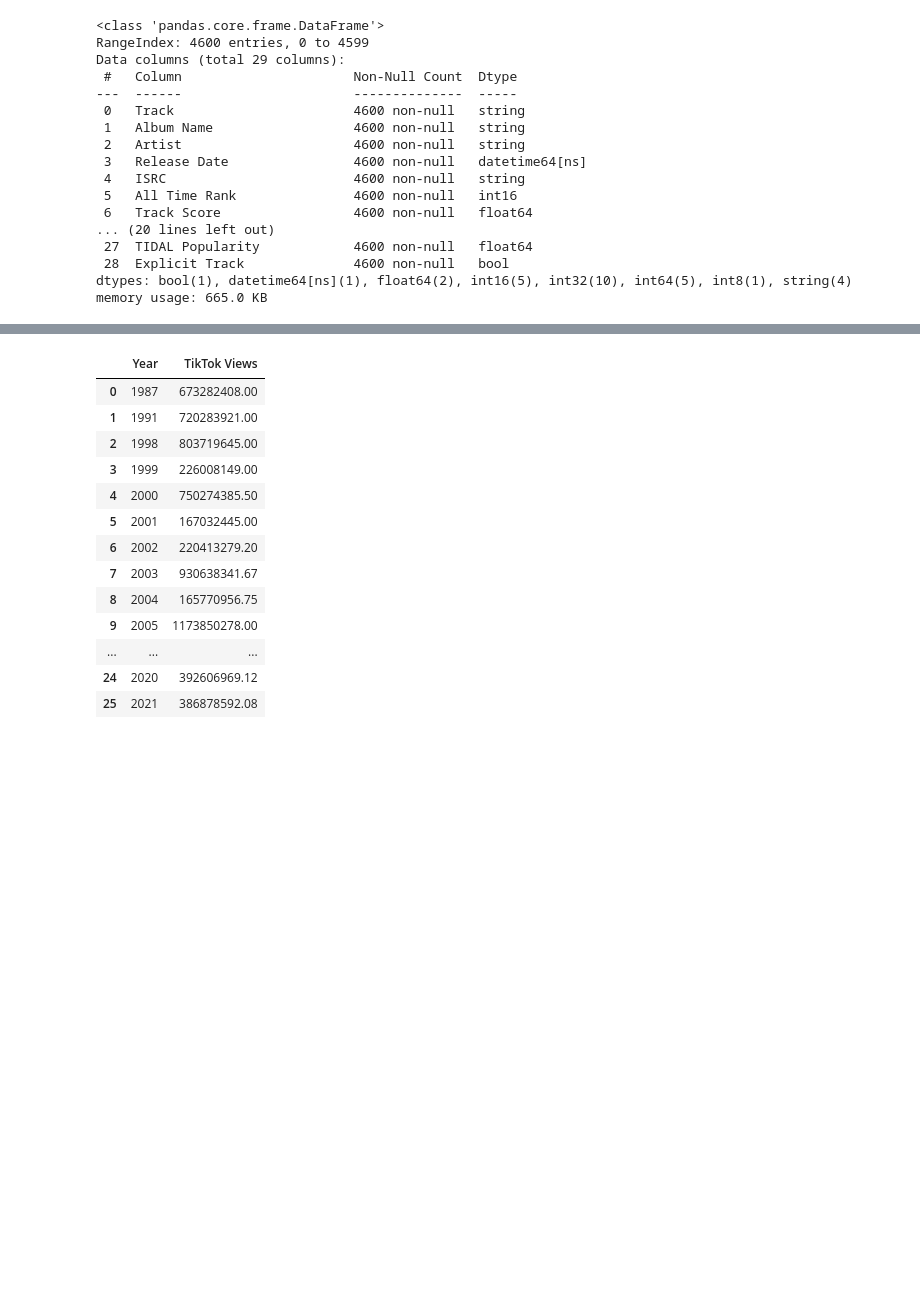
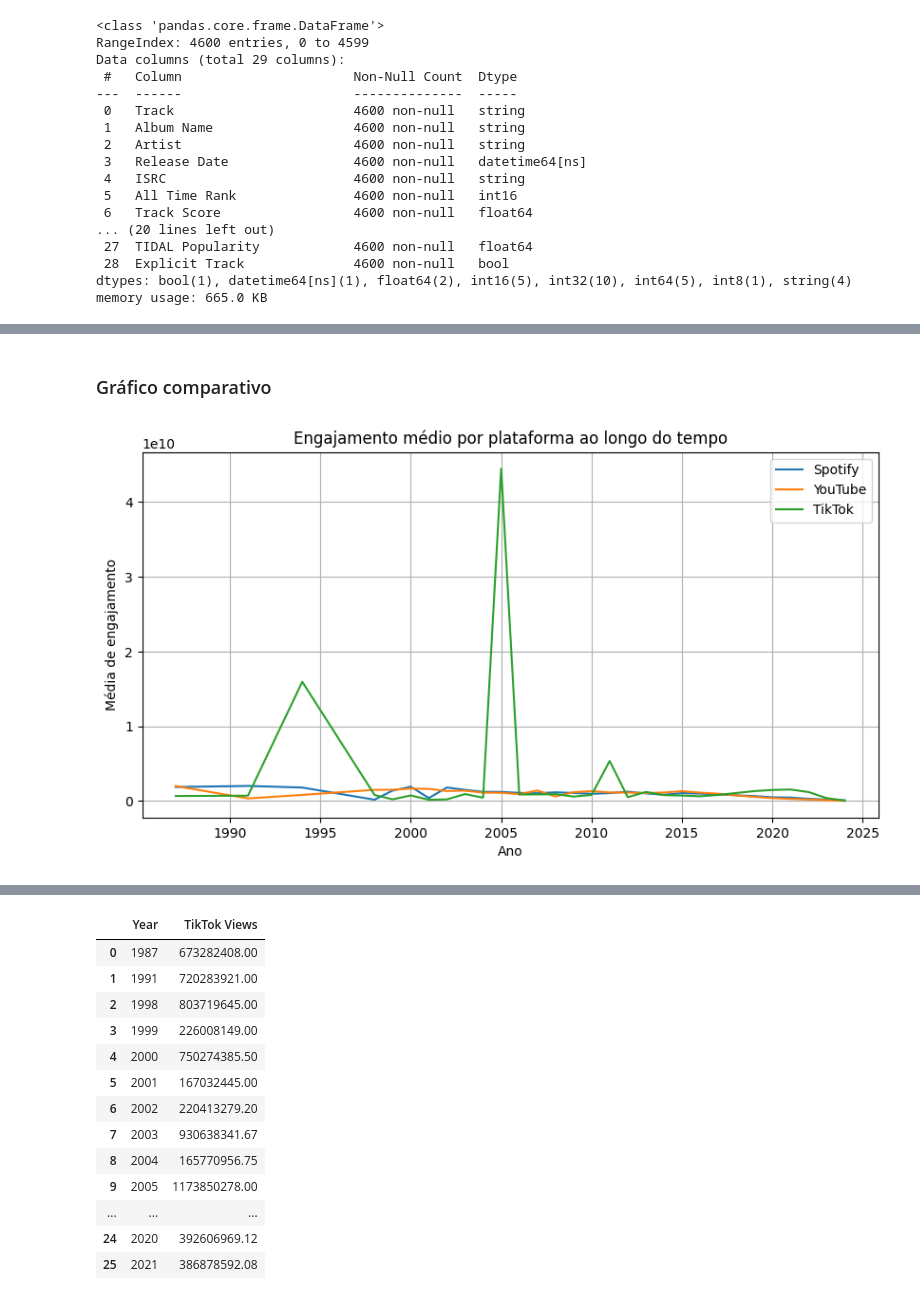
Before and after one commit to MizunoYudi/AD-Musicas-Mais-Tocadas, a Jupyter notebook: projeto.ipynb, the cells around one changed output, grey strips where cells are left out. Drawn from its saved outputs; the diff is of its cells as text; code cells hidden in the pictures; blank space fills up the shorter version.

Commit message:
add: análise de métricas de engajamento ao longo do tempo

```diff
--- a/projeto.ipynb
+++ b/projeto.ipynb
@@ -784,0 +600,8 @@ df_media_sem_outliers = df_sem_outliers.groupby('Year')['TikTok Views'].mean().r
+# %%
+df_ano = df_musicas.groupby('Year')[[
+    'Spotify Streams',
+    'YouTube Views',
+    'TikTok Views'
+]].mean().reset_index()
+
+df_ano
@@ -784,0 +626,18 @@ df_media_sem_outliers = df_sem_outliers.groupby('Year')['TikTok Views'].mean().r
+# %% [markdown]
+### Gráfico comparativo
+# %%
+plt.figure(figsize=(10,5))
+
+sns.lineplot(data=df_ano, x='Year', y='Spotify Streams', label='Spotify')
+sns.lineplot(data=df_ano, x='Year', y='YouTube Views', label='YouTube')
+sns.lineplot(data=df_ano, x='Year', y='TikTok Views', label='TikTok')
+
+plt.title('Engajamento médio por plataforma ao longo do tempo')
+plt.xlabel('Ano')
+plt.ylabel('Média de engajamento')
+
+plt.legend()
+plt.grid()
+plt.show()
+# %% [output]
+[figure, added]
```
Also changed, not shown: parts of 44 cells of this notebook.
